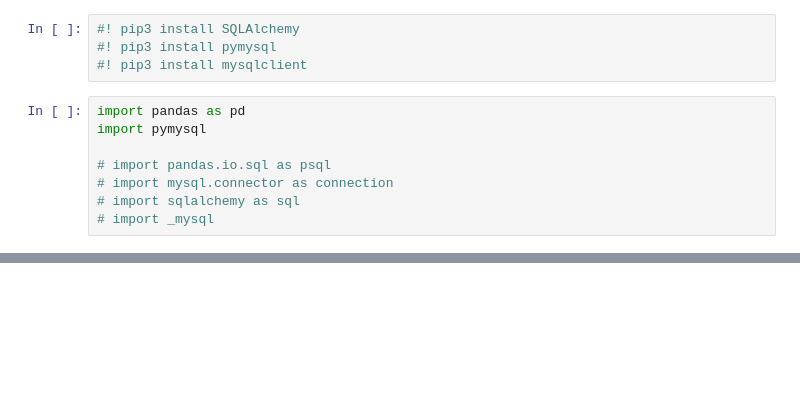
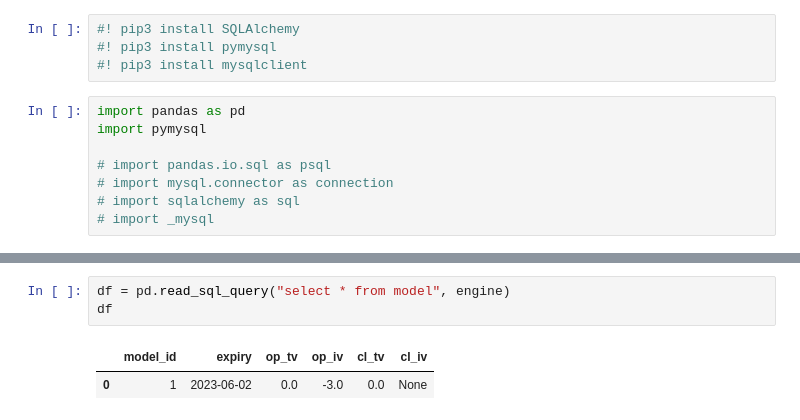
Before and after one commit to mvellayan/OptionList11, a Jupyter notebook: CCDebug.ipynb, the cells around one changed output, grey strips where cells are left out. Saved outputs shown, nothing was run; the diff lists cells and outputs as text; blank space fills up the shorter version.

```diff
--- a/CCDebug.ipynb
+++ b/CCDebug.ipynb
@@ -40,0 +29,6 @@ y = conn.execute(text('call model_close(15);'))
+# %%
+df = pd.read_sql_query("select * from model", engine)
+df
+# %% [output]
+|  | model_id | expiry | op_tv | op_iv | cl_tv | cl_iv |
+| 0 | 1 | 2023-06-02 | 0.0 | -3.0 | 0.0 | None |
```
Also changed, not shown: parts of 7 cells of this notebook, 2 other files.
